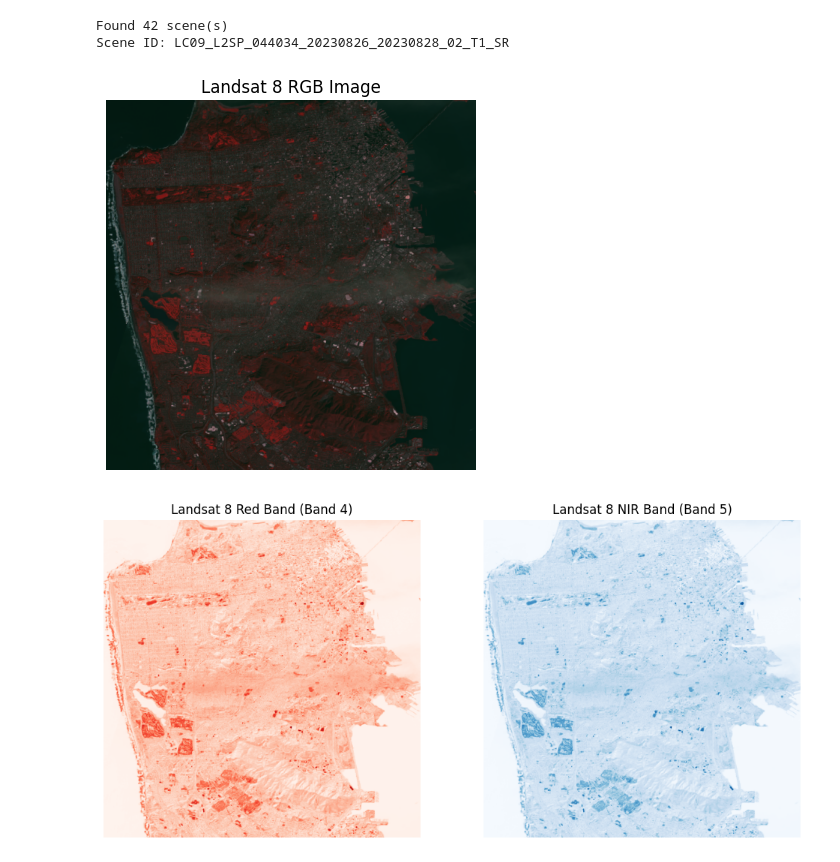
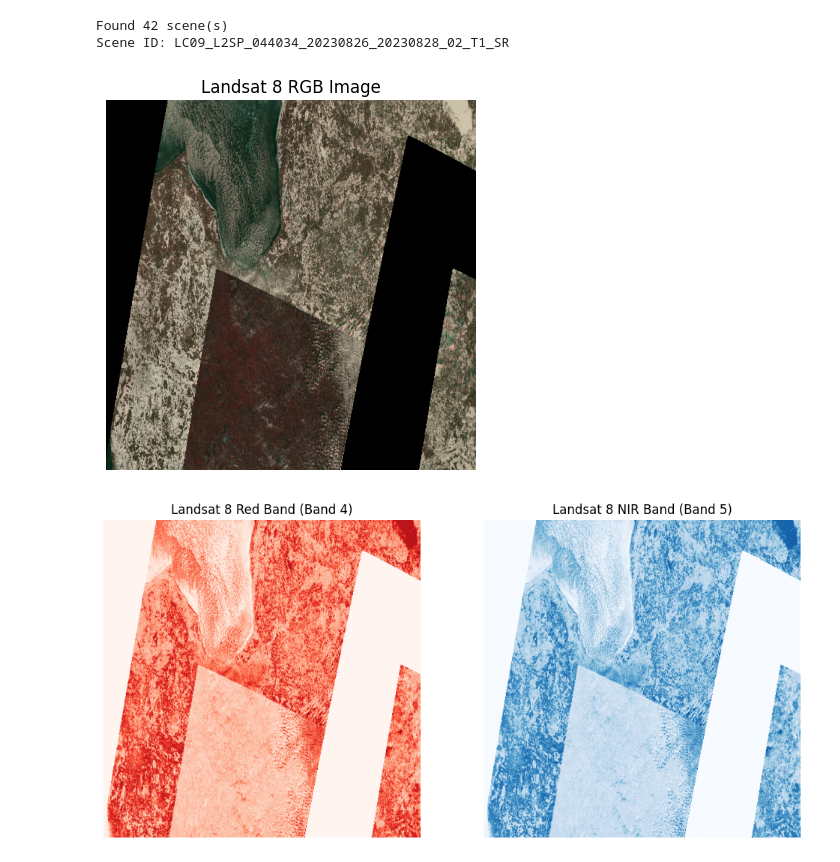
Before and after one commit to Darkueba/deep_learning, a Jupyter notebook: dataset.ipynb, the cells around one changed output. Cells and saved outputs as stored; diff of their text form; code cells hidden in the pictures.

```diff
--- a/dataset.ipynb
+++ b/dataset.ipynb
@@ -31,16 +31,15 @@ import matplotlib.pyplot as plt
 import json
 
 # Load Sentinel Hub credentials from config file
-with open('sentinelhub_config.json', 'r') as f:
-    config_data = json.load(f)
+
 
 config = SHConfig()
-config.sh_client_id = config_data['sh_client_id']
-config.sh_client_secret = config_data['sh_client_secret']
+config.sh_client_id = "2d056f72-d31c-4135-bc7d-2b9ee60be836"
+config.sh_client_secret = "pY2qTS1ZRuHbkhb988bsYeCLXpEpHCR6"
 
 # Define bounding box (e.g., coordinates of an area of interest)
 # Example coordinates (lat, lon): BBox in CRS=EPSG:4326
-bbox = BBox(bbox=[-122.517, 37.655, -122.358, 37.808], crs=CRS.WGS84)
+bbox = BBox(bbox=[20.97, 55.67, 28.24, 58.08], crs=CRS.WGS84)
 
 # Define the time range for your search (start and end dates)
 time_interval = ('2021-02-01', '2021-02-28')
@@ -77,32 +76,32 @@ request = SentinelHubRequest(
     config=config
 )
 
 # Download the image
 data = request.get_data()
 
 # Show the image (RGB bands)
 plt.imshow(data[0][:, :, [3, 2, 1]])  # Red, Green, Blue channels (Landsat 8 bands)
 plt.title('Landsat 8 RGB Image')
 plt.axis('off')
 plt.show()
 
 # You can also inspect individual bands
 # For example, let's inspect the red (Band 4) and near-infrared (Band 5) bands
 plt.figure(figsize=(12, 6))
 
 # Red Band (Band 4)
 plt.subplot(1, 2, 1)
 plt.imshow(data[0][:, :, 3], cmap='Reds')
 plt.title('Landsat 8 Red Band (Band 4)')
 plt.axis('off')
 
 # NIR Band (Band 5)
 plt.subplot(1, 2, 2)
 plt.imshow(data[0][:, :, 3], cmap='Blues')
 plt.title('Landsat 8 NIR Band (Band 5)')
 plt.axis('off')
 
 plt.show()
 # %% [output]
-[figure, old version]
+[figure, new version]
-[figure, old version]
+[figure, new version]
```
